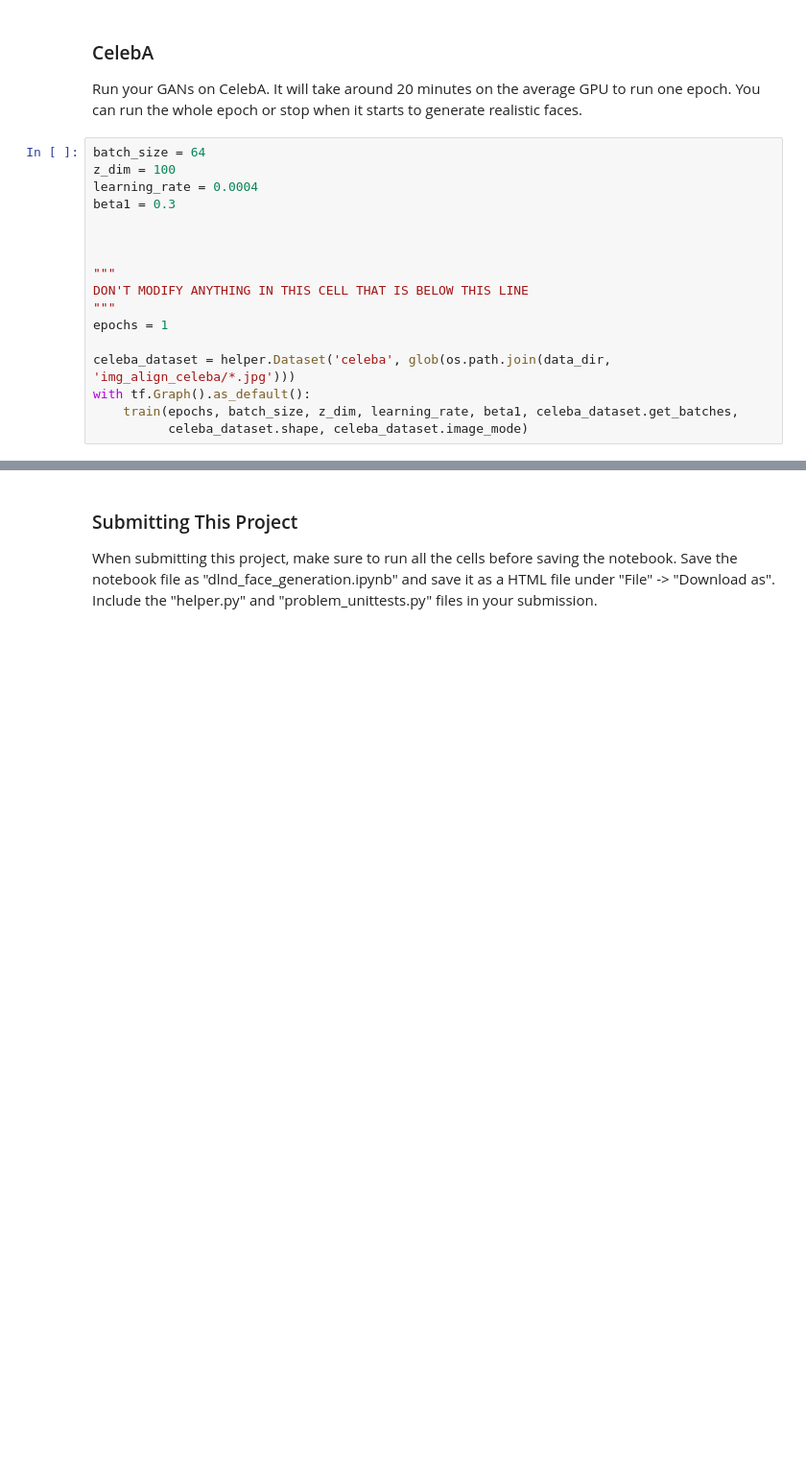
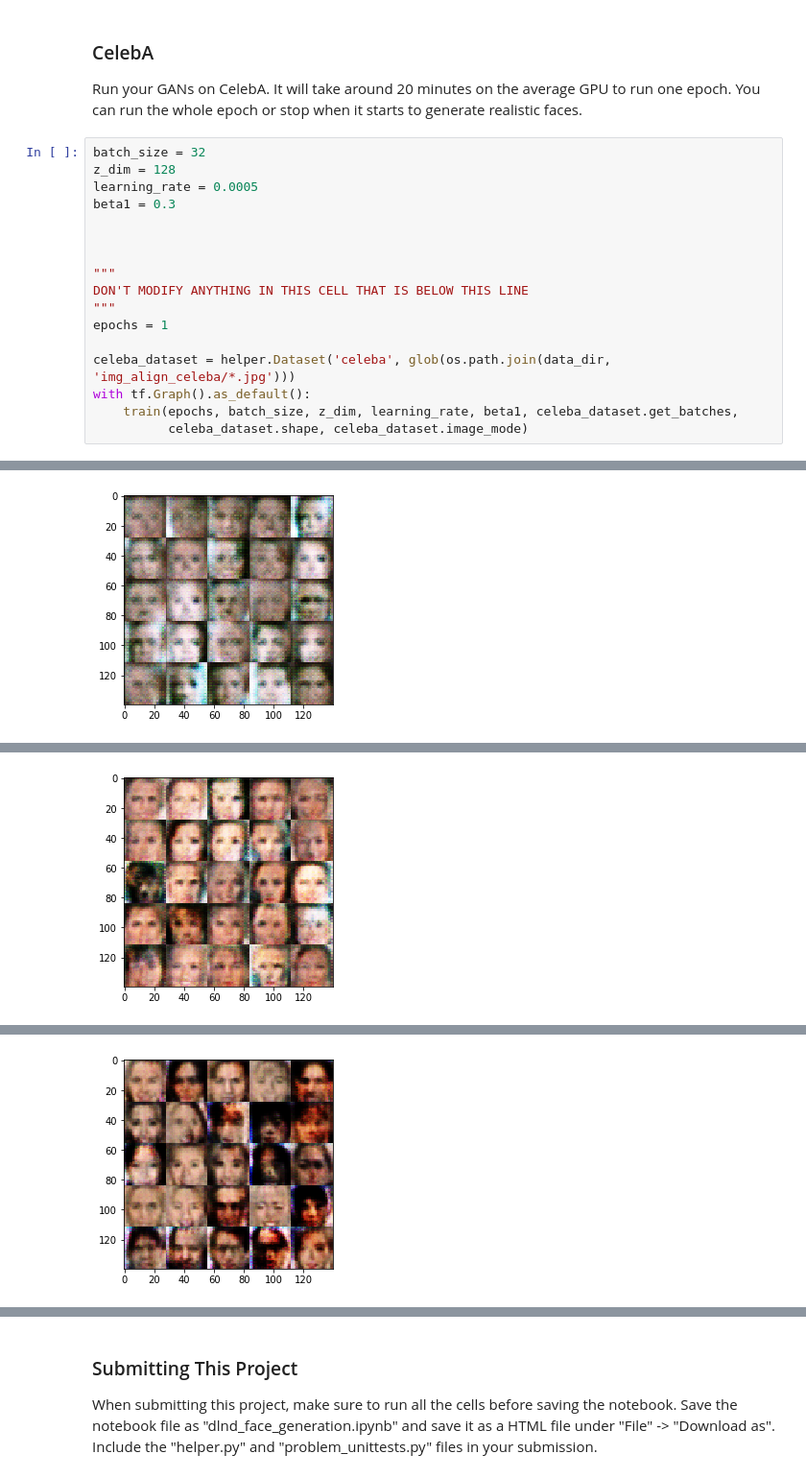
Before and after one commit to neusinn/deep-learning, a Jupyter notebook: face_generation/dlnd_face_generation.ipynb, the cells around one changed output, grey strips where cells are left out. Shown at 96% size. Drawn from its saved outputs; the diff is of its cells as text; blank space fills up the shorter version.

```diff
--- a/face_generation/dlnd_face_generation.ipynb
+++ b/face_generation/dlnd_face_generation.ipynb
@@ -566,9 +571,9 @@ Epoch: 2/2; Batch:  1175; Discriminator Loss: 1.2566... Generator Loss: 0.6669
 ### CelebA
 Run your GANs on CelebA.  It will take around 20 minutes on the average GPU to run one epoch.  You can run the whole epoch or stop when it starts to generate realistic faces.
 # %%
-batch_size = 64
-z_dim = 100
-learning_rate = 0.0004
+batch_size = 32
+z_dim = 128
+learning_rate = 0.0005
 beta1 = 0.3
 
 
@@ -582,3 +587,4 @@ celeba_dataset = helper.Dataset('celeba', glob(os.path.join(data_dir, 'img_align
 with tf.Graph().as_default():
     train(epochs, batch_size, z_dim, learning_rate, beta1, celeba_dataset.get_batches,
           celeba_dataset.shape, celeba_dataset.image_mode)
+# %% [output]
@@ -584,0 +602 @@ with tf.Graph().as_default():
+[figure, added]
@@ -584,0 +612 @@ with tf.Graph().as_default():
+[figure, added]
@@ -584,0 +622 @@ with tf.Graph().as_default():
+[figure, added]
```
Also changed, not shown: parts of 6 cells of this notebook.
